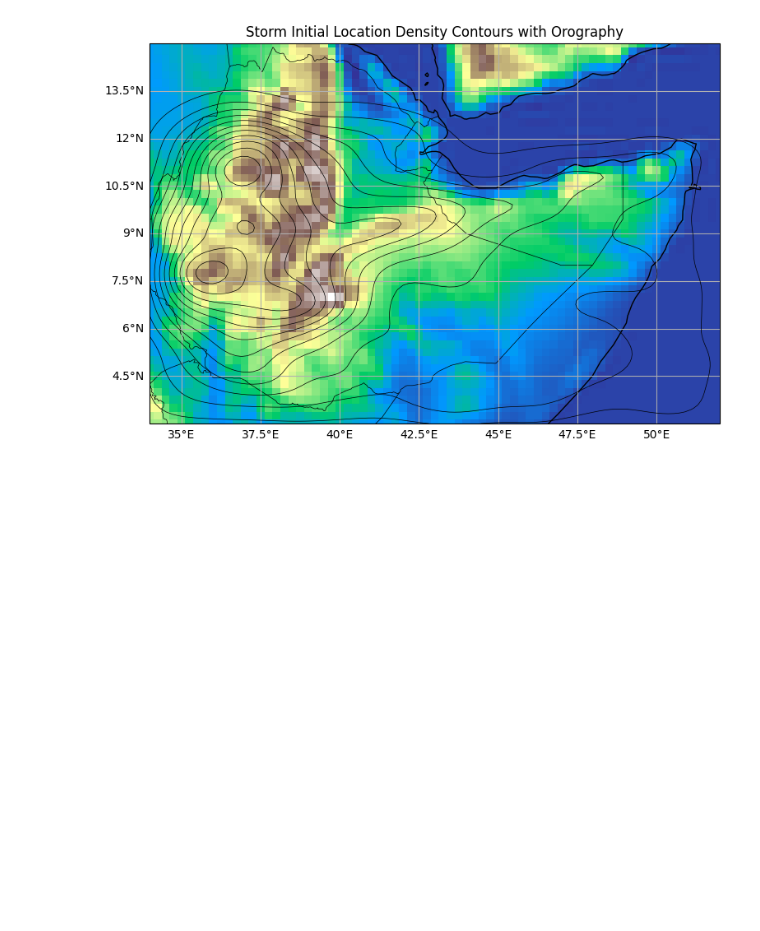
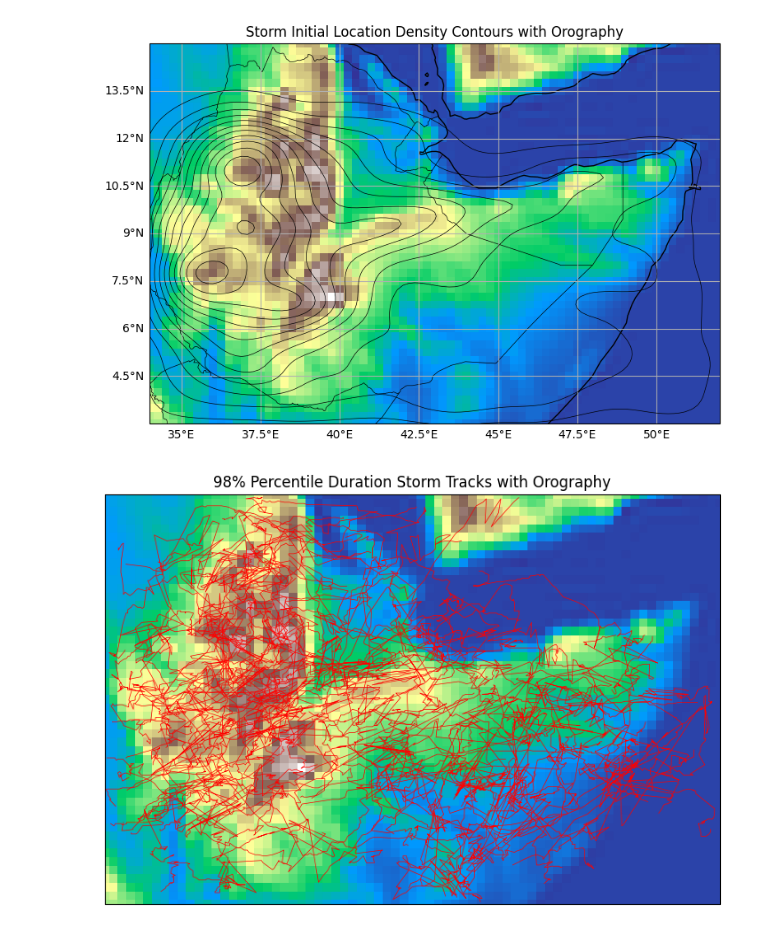
Before and after one commit to seangtkelley/uor-msc-dissertation-xai-african-storms, a Jupyter notebook: src/explore.ipynb, the cells around one changed output. Saved outputs shown, nothing was run; the diff lists cells and outputs as text; code cells hidden in the pictures; blank space fills up the shorter version.

Commit message:
p98 storm track plots

```diff
--- a/src/explore.ipynb
+++ b/src/explore.ipynb
@@ -183,3 +185,38 @@ plt.savefig(config.FIGURES_DIR / "orography_storm_init_locations.png")
 plt.show()
 # %% [output]
 [figure]
+# %%
+# plot storm tracks as lines on the orography map
+fig, ax = plt.subplots(
+    figsize=(10, 6), subplot_kw={"projection": ccrs.PlateCarree()}
+)
+ax.set_extent(config.DATA_EXTENT, crs=ccrs.PlateCarree())
+terrain = ax.pcolormesh(
+    geop["longitude"],
+    geop["latitude"],
+    height,
+    cmap="terrain",
+    transform=ccrs.PlateCarree(),
+)
+ax.set_title("98% Percentile Duration Storm Tracks with Orography")
+
+# plot storm tracks
+# storm_ids = np.array(list(storm_groups.groups.keys()))
+# storm_ids_sampled = np.random.choice(
+#     storm_ids, size=int(0.1 * len(storm_ids)), replace=False
+# )
+# sampled_df = df[df["Storm"].isin(storm_ids_sampled)]
+life_p95 = df["duration_hr"].quantile(0.98)
+sampled_df = df[df["duration_hr"] >= life_p95].copy()
+for storm, group in sampled_df.groupby("Storm"):
+    ax.plot(
+        group["Lon"],
+        group["Lat"],
+        color="red",
+        linewidth=0.5,
+        transform=ccrs.PlateCarree(),
+    )
+plt.savefig(config.FIGURES_DIR / "orography_storm_tracks_p98_duration.png")
+plt.show()
+# %% [output]
+[figure, added]
```
Also changed, not shown: parts of 2 cells of this notebook, 2 other files.
